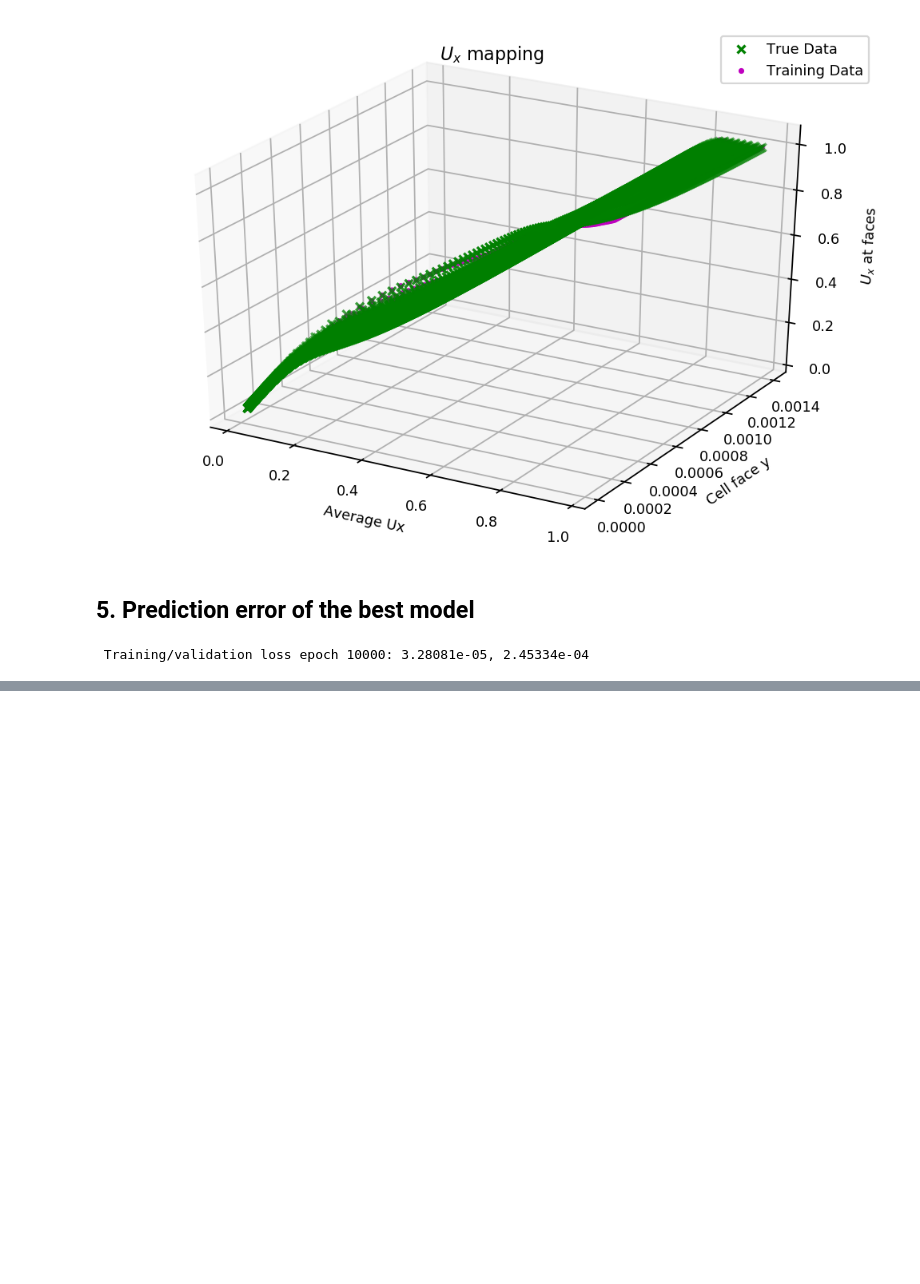
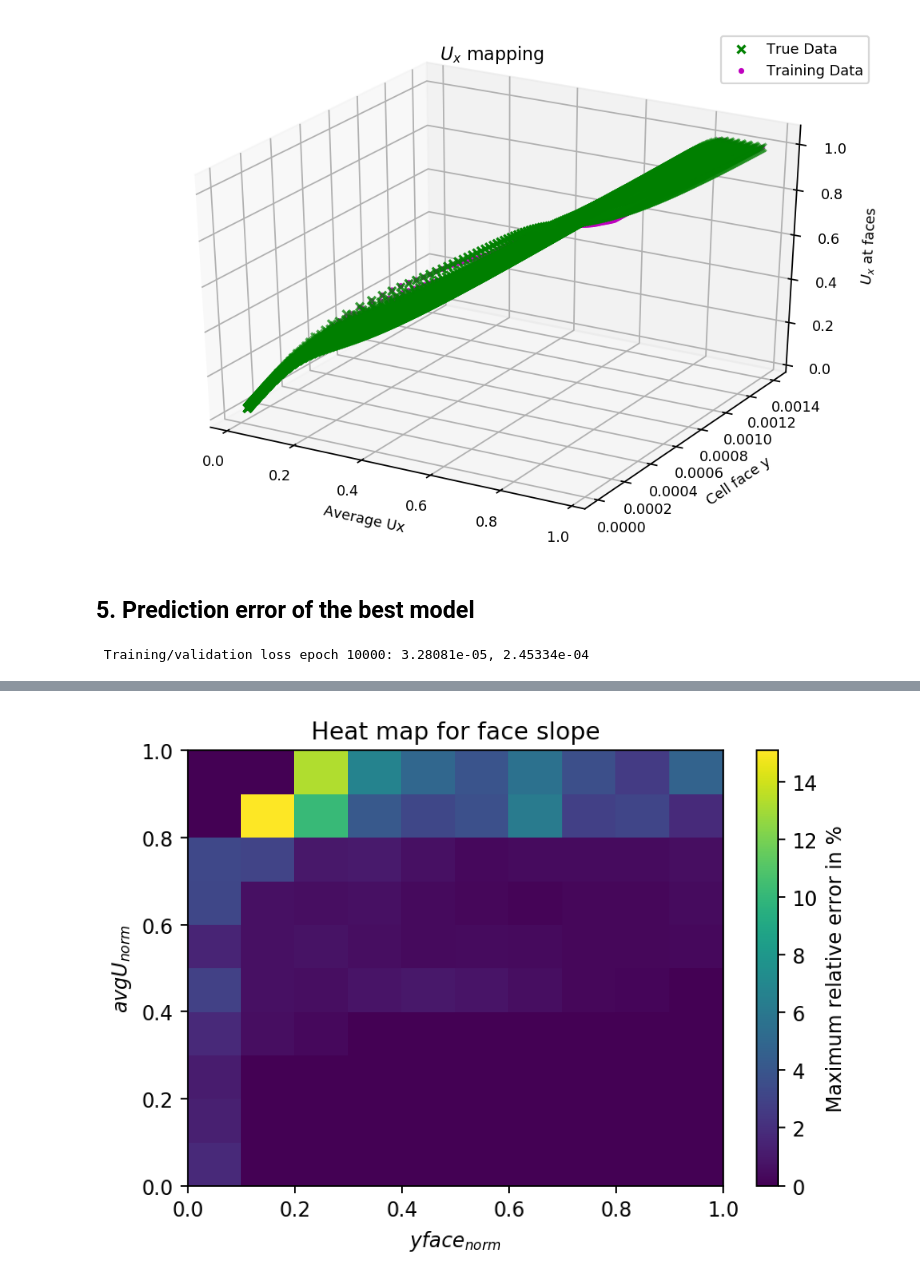
Before and after one commit to JihooKang-KOR/Data_driven_wall_modeling, a Jupyter notebook: notebooks/Mapping_1DChannel.ipynb, the cells around one changed output, grey strips where cells are left out. Saved outputs shown, nothing was run; the diff lists cells and outputs as text; code cells hidden in the pictures; blank space fills up the shorter version.

```diff
--- a/notebooks/Mapping_1DChannel.ipynb
+++ b/notebooks/Mapping_1DChannel.ipynb
@@ -956,0 +931,13 @@ plt.savefig(f"{output}/profile_error_heatmap_Uxface.svg", bbox_inches="tight")
+# %%
+# Heat map for face slope
+error_map = max_error_map(full_data_norm2[:, 3:], error.abs()[:, 1], 10)
+edges = pt.linspace(0, 1, 10+1)
+xx, yy = pt.meshgrid(edges, edges)
+pcol = plt.pcolormesh(xx.detach(), yy.detach(), error_map.detach())
+plt.title("Heat map for face slope")
+plt.colorbar(pcol, label=r"Maximum relative error in %")
+plt.xlabel(r"$yface_{norm}$")
+plt.ylabel(r"$avgU_{norm}$")
+plt.savefig(f"{output}/profile_error_heatmap_faceslope.pdf", bbox_inches="tight")
+# %% [output]
+[figure, added]
```
Also changed, not shown: parts of 13 cells of this notebook.
